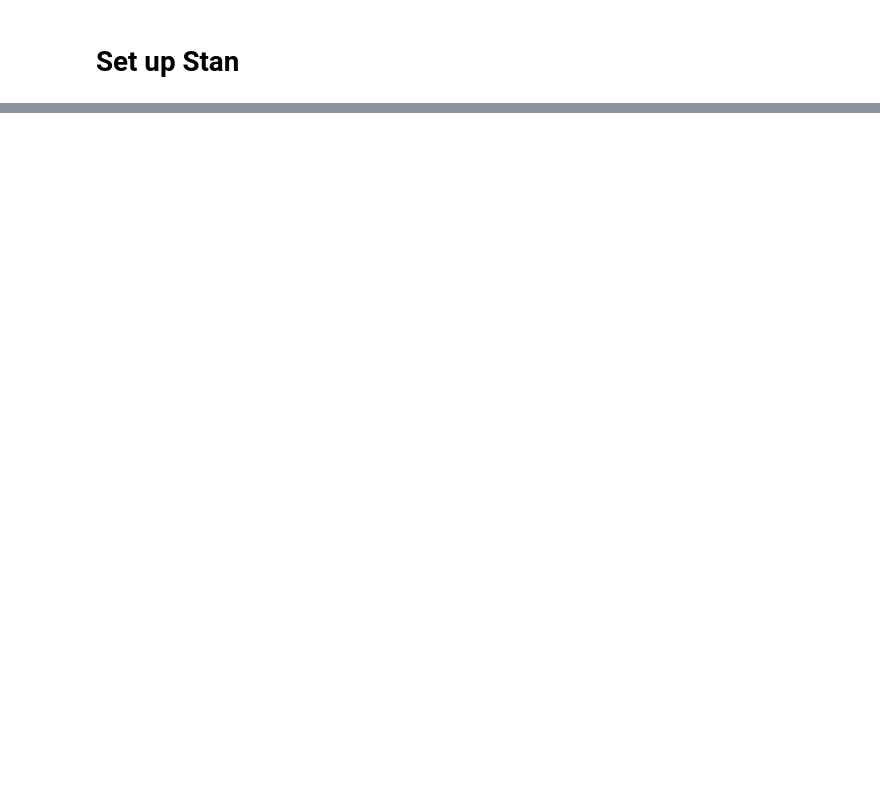
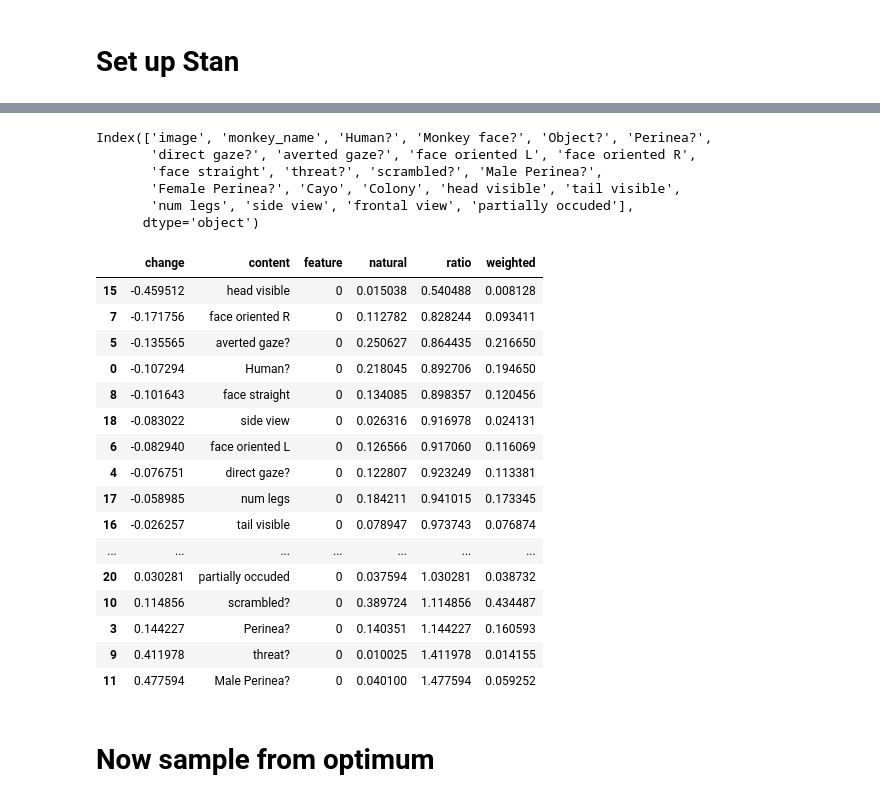
Before and after one commit to pearsonlab/utevsky2016, a Jupyter notebook: sparse_bayes_model.ipynb, the cells around one changed output, grey strips where cells are left out. Drawn from its saved outputs; the diff is of its cells as text; code cells hidden in the pictures; blank space fills up the shorter version.

Commit message:
added comparison to annotated image features

```diff
--- a/sparse_bayes_model.ipynb
+++ b/sparse_bayes_model.ipynb
@@ -83,0 +134,3 @@ sm = pystan.StanModel(file='factor.stan')
+# %%
+iminfo = pd.read_csv('data/iminfo798.csv').set_index('code')
+iminfo.tail()
@@ -83,0 +146,47 @@ sm = pystan.StanModel(file='factor.stan')
+# %%
+iminfo.columns
+# %% [output]
+Index(['image', 'monkey_name', 'Human?', 'Monkey face?', 'Object?', 'Perinea?',
+       'direct gaze?', 'averted gaze?', 'face oriented L', 'face oriented R',
+       'face straight', 'threat?', 'scrambled?', 'Male Perinea?',
+       'Female Perinea?', 'Cayo', 'Colony', 'head visible', 'tail visible',
+       'num legs', 'side view', 'frontal view', 'partially occuded'],
+      dtype='object')
+# %%
+chunks = []
+for kk in range(K):
+    for col in iminfo.columns[2:]:
+        kcol = 'K' + str(kk)
+        weighted_mean = np.average(iminfo_aug[col], weights=W[kcol])
+        nat_mean = np.average(iminfo_aug[col])
+        chunks.append({
+                'content': col,
+                'feature': kk,
+                'natural': nat_mean,
+                'weighted': weighted_mean,
+                'ratio': weighted_mean/nat_mean,
+                'change': weighted_mean/nat_mean - 1
+            })
+overlap = pd.DataFrame(chunks).sort_values(by=['feature', 'change'])
+# %%
+overlap.query('feature == 0')
+# %% [output]
+|  | change | content | feature | natural | ratio | weighted |
+| 15 | -0.459512 | head visible | 0 | 0.015038 | 0.540488 | 0.008128 |
+| 7 | -0.171756 | face oriented R | 0 | 0.112782 | 0.828244 | 0.093411 |
+| 5 | -0.135565 | averted gaze? | 0 | 0.250627 | 0.864435 | 0.216650 |
+| 0 | -0.107294 | Human? | 0 | 0.218045 | 0.892706 | 0.194650 |
+| 8 | -0.101643 | face straight | 0 | 0.134085 | 0.898357 | 0.120456 |
+| 18 | -0.083022 | side view | 0 | 0.026316 | 0.916978 | 0.024131 |
+| 6 | -0.082940 | face oriented L | 0 | 0.126566 | 0.917060 | 0.116069 |
+| 4 | -0.076751 | direct gaze? | 0 | 0.122807 | 0.923249 | 0.113381 |
+| 17 | -0.058985 | num legs | 0 | 0.184211 | 0.941015 | 0.173345 |
+| 16 | -0.026257 | tail visible | 0 | 0.078947 | 0.973743 | 0.076874 |
+| ... | ... | ... | ... | ... | ... | ... |
+| 20 | 0.030281 | partially occuded | 0 | 0.037594 | 1.030281 | 0.038732 |
+| 10 | 0.114856 | scrambled? | 0 | 0.389724 | 1.114856 | 0.434487 |
+| 3 | 0.144227 | Perinea? | 0 | 0.140351 | 1.144227 | 0.160593 |
+| 9 | 0.411978 | threat? | 0 | 0.010025 | 1.411978 | 0.014155 |
+| 11 | 0.477594 | Male Perinea? | 0 | 0.040100 | 1.477594 | 0.059252 |
+# %% [markdown]
+# Now sample from optimum
```
Also changed, not shown: parts of 25 cells of this notebook.
